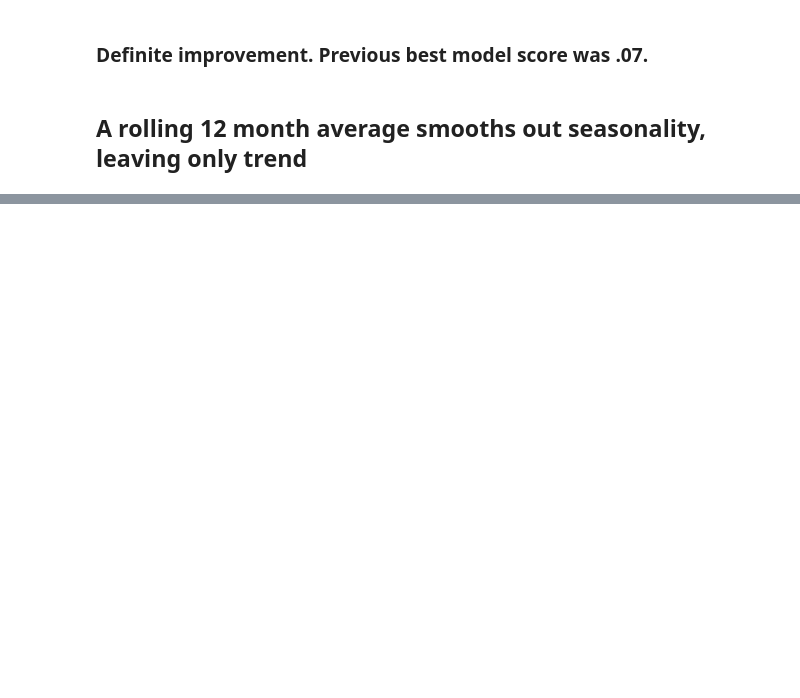
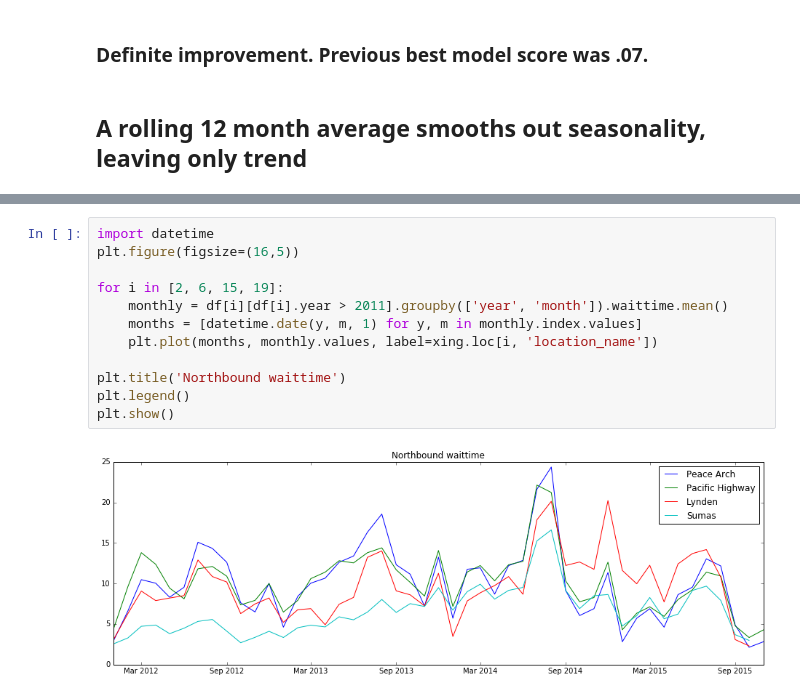
Before and after one commit to jngseattle/BorderCrossing, a Jupyter notebook: code/EDA-compare_years.ipynb, the cells around one changed output, grey strips where cells are left out. Cells and saved outputs as stored; diff of their text form; blank space fills up the shorter version.

```diff
--- a/code/EDA-compare_years.ipynb
+++ b/code/EDA-compare_years.ipynb
@@ -127,0 +147,14 @@ plt.show()
+# %%
+import datetime
+plt.figure(figsize=(16,5))
+
+for i in [2, 6, 15, 19]:
+    monthly = df[i][df[i].year > 2011].groupby(['year', 'month']).waittime.mean()
+    months = [datetime.date(y, m, 1) for y, m in monthly.index.values]
+    plt.plot(months, monthly.values, label=xing.loc[i, 'location_name'])
+
+plt.title('Northbound waittime')
+plt.legend()
+plt.show()
+# %% [output]
+[figure, added]
```
Also changed, not shown: parts of 19 cells of this notebook, 2 other files.
